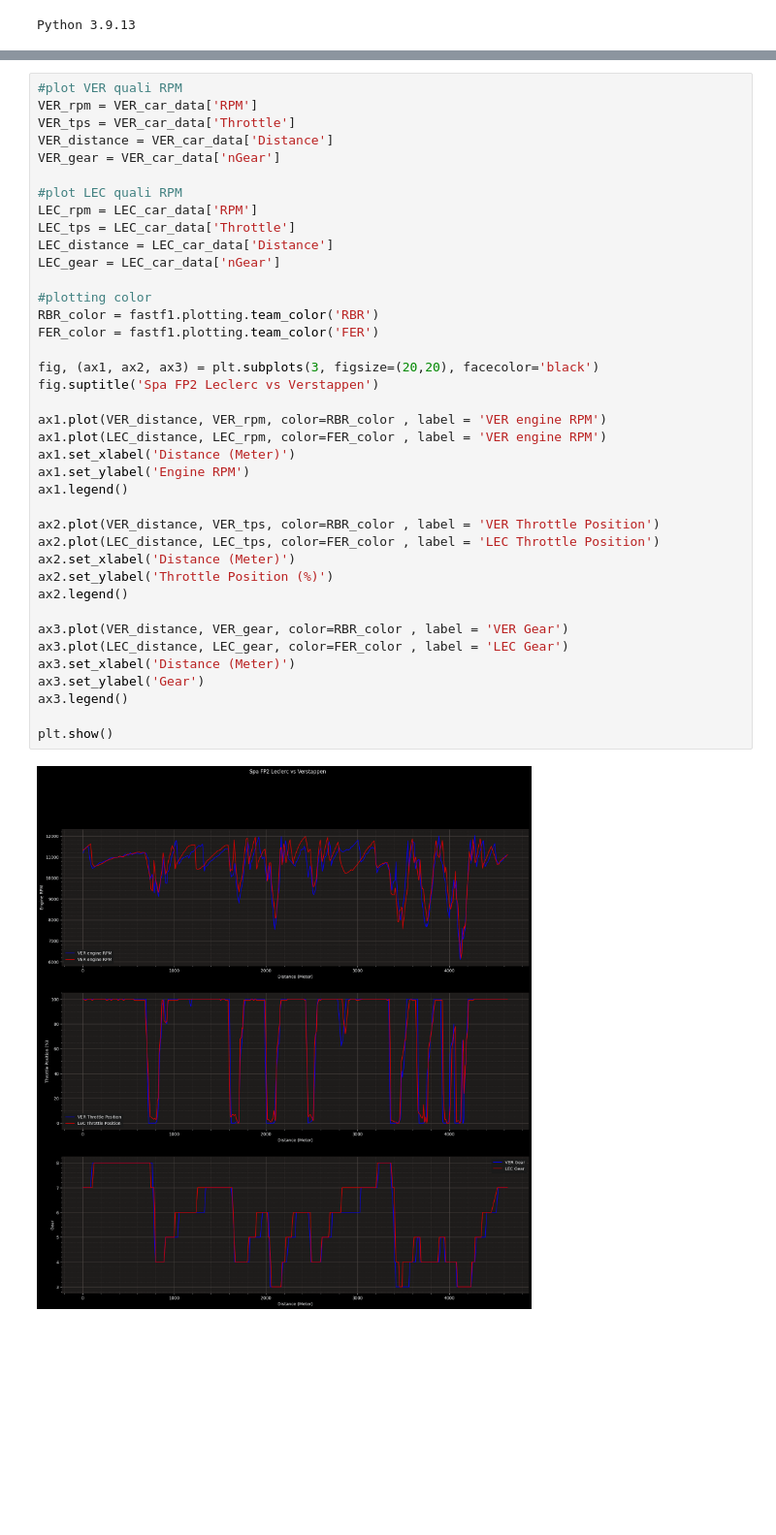
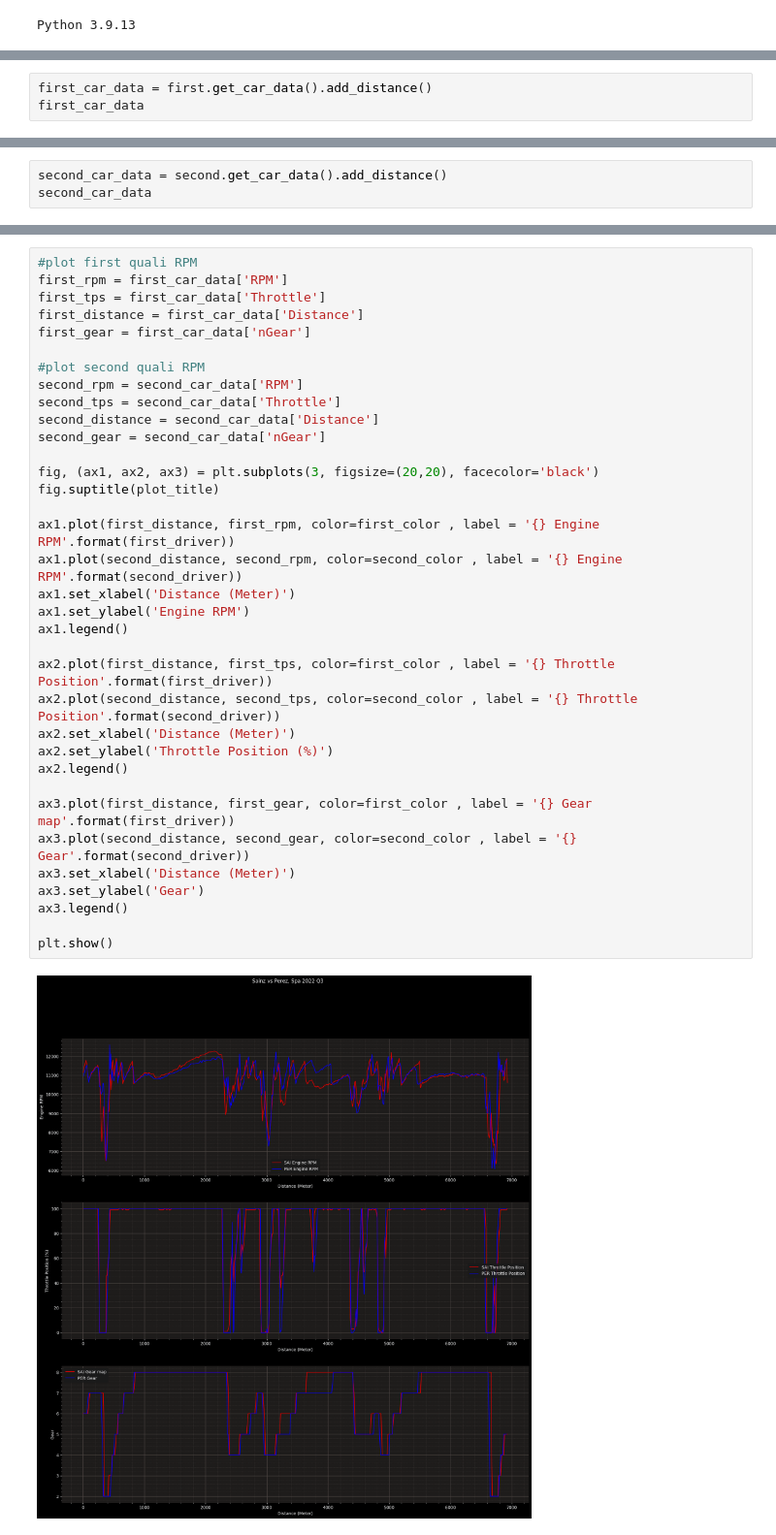
Before and after one commit to dhupee/Fastf1-head2head, a Jupyter notebook: fastf1-head2head.ipynb, the cells around one changed output, grey strips where cells are left out. Shown at 97% size. Cells and saved outputs as stored; diff of their text form; blank space fills up the shorter version.

```diff
--- a/fastf1-head2head.ipynb
+++ b/fastf1-head2head.ipynb
@@ -99,0 +90,3 @@ LEC_car_data
+# %%
+first_car_data = first.get_car_data().add_distance()
+first_car_data
@@ -99,0 +107,3 @@ LEC_car_data
+# %%
+second_car_data = second.get_car_data().add_distance()
+second_car_data
@@ -100,44 +124,40 @@ LEC_car_data
 # %%
-#plot VER quali RPM
-VER_rpm = VER_car_data['RPM']
-VER_tps = VER_car_data['Throttle']
-VER_distance = VER_car_data['Distance']
-VER_gear = VER_car_data['nGear']
+#plot first quali RPM
+first_rpm = first_car_data['RPM']
+first_tps = first_car_data['Throttle']
+first_distance = first_car_data['Distance']
+first_gear = first_car_data['nGear']
 
-#plot LEC quali RPM
-LEC_rpm = LEC_car_data['RPM']
-LEC_tps = LEC_car_data['Throttle']
-LEC_distance = LEC_car_data['Distance']
-LEC_gear = LEC_car_data['nGear']
-
-#plotting color
-RBR_color = fastf1.plotting.team_color('RBR')
-FER_color = fastf1.plotting.team_color('FER')
+#plot second quali RPM
+second_rpm = second_car_data['RPM']
+second_tps = second_car_data['Throttle']
+second_distance = second_car_data['Distance']
+second_gear = second_car_data['nGear']
 
 fig, (ax1, ax2, ax3) = plt.subplots(3, figsize=(20,20), facecolor='black')
-fig.suptitle('Spa FP2 Leclerc vs Verstappen')
+fig.suptitle(plot_title)
 
-ax1.plot(VER_distance, VER_rpm, color=RBR_color , label = 'VER engine RPM')
-ax1.plot(LEC_distance, LEC_rpm, color=FER_color , label = 'VER engine RPM')
+ax1.plot(first_distance, first_rpm, color=first_color , label = '{} Engine RPM'.format(first_driver))
+ax1.plot(second_distance, second_rpm, color=second_color , label = '{} Engine RPM'.format(second_driver))
 ax1.set_xlabel('Distance (Meter)')
 ax1.set_ylabel('Engine RPM')
 ax1.legend()
 
-ax2.plot(VER_distance, VER_tps, color=RBR_color , label = 'VER Throttle Position')
-ax2.plot(LEC_distance, LEC_tps, color=FER_color , label = 'LEC Throttle Position')
+ax2.plot(first_distance, first_tps, color=first_color , label = '{} Throttle Position'.format(first_driver))
+ax2.plot(second_distance, second_tps, color=second_color , label = '{} Throttle Position'.format(second_driver))
 ax2.set_xlabel('Distance (Meter)')
 ax2.set_ylabel('Throttle Position (%)')
 ax2.legend()
 
-ax3.plot(VER_distance, VER_gear, color=RBR_color , label = 'VER Gear')
-ax3.plot(LEC_distance, LEC_gear, color=FER_color , label = 'LEC Gear')
+ax3.plot(first_distance, first_gear, color=first_color , label = '{} Gear map'.format(first_driver))
+ax3.plot(second_distance, second_gear, color=second_color , label = '{} Gear'.format(second_driver))
 ax3.set_xlabel('Distance (Meter)')
 ax3.set_ylabel('Gear')
 ax3.legend()
 
 plt.show()
 # %% [output]
-[figure, old version]
+[figure, new version]
 # %%
 # need pole sitter X and Y for circuit plotting
 
```
Also changed, not shown: parts of 10 cells of this notebook, 1 other file.
